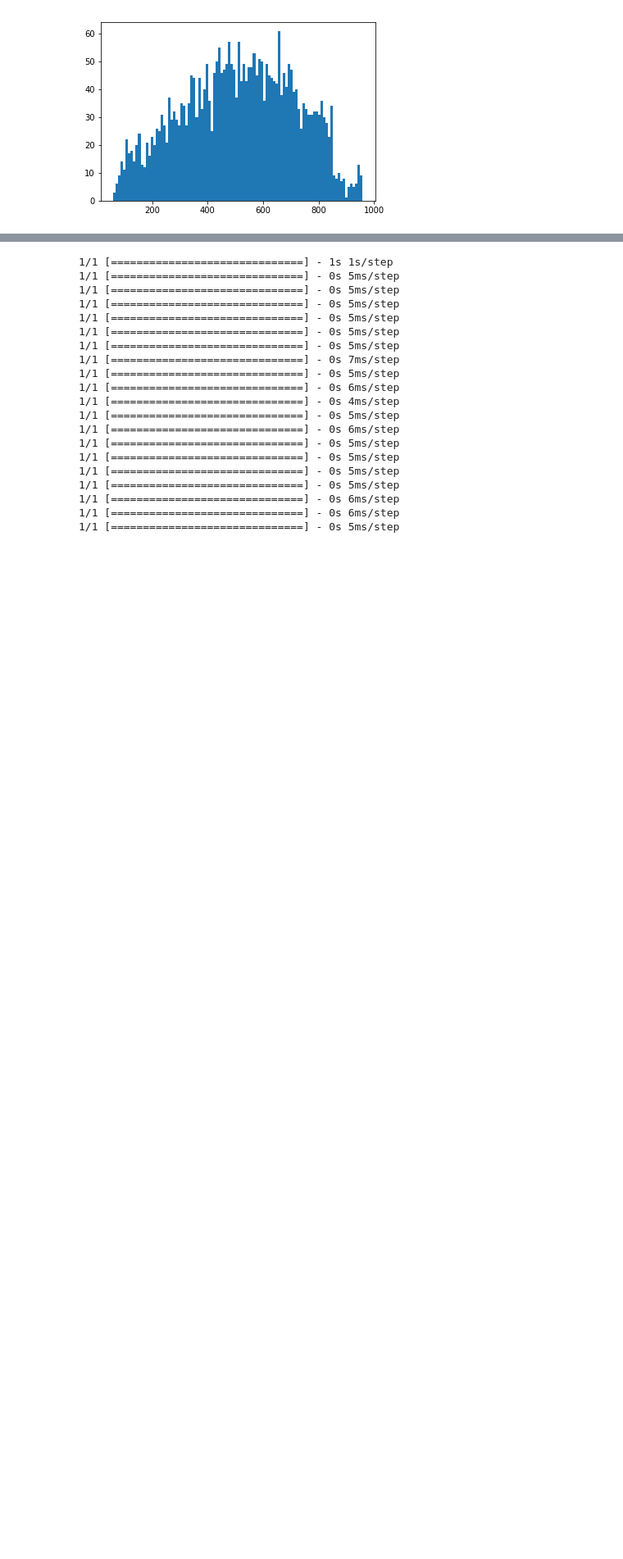
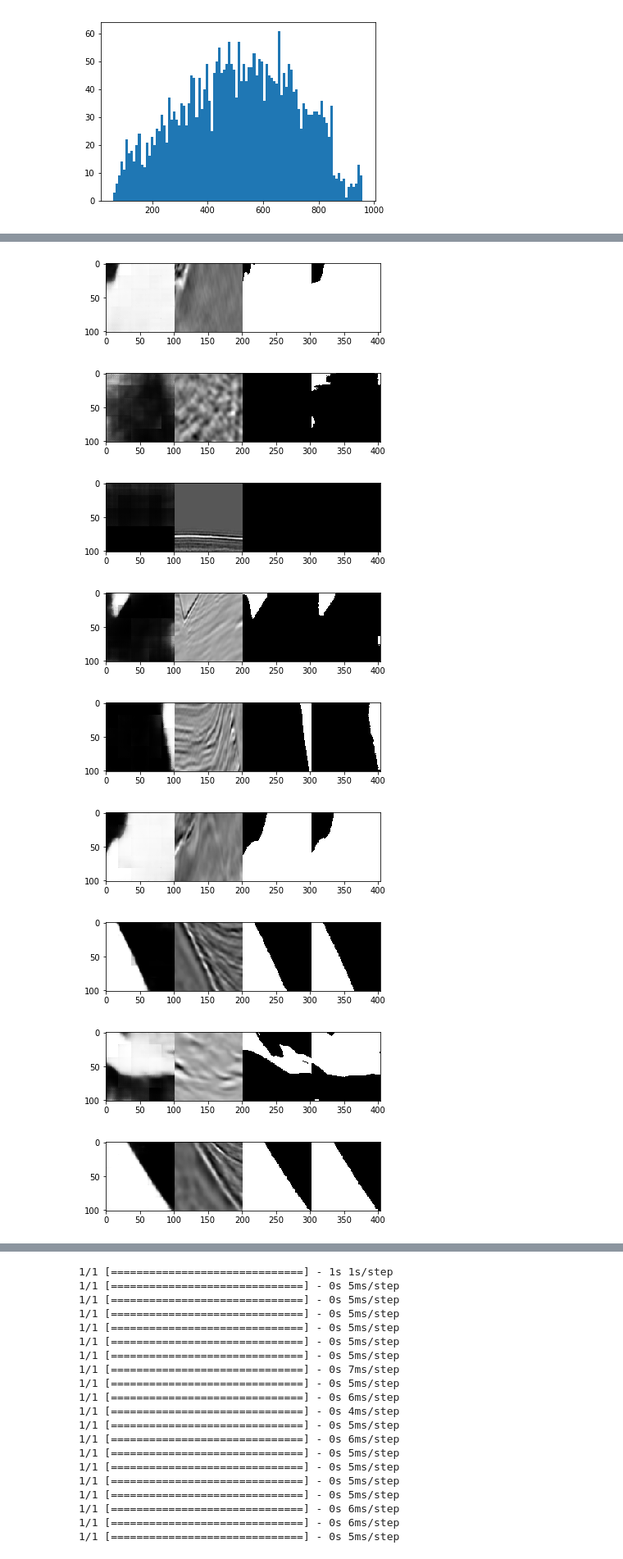
Before and after one commit to rahulpp891994/kaggle_salt_indentification, a Jupyter notebook: initial analysis.ipynb, the cells around one changed output, grey strips where cells are left out. Shown at 82% size. Saved outputs shown, nothing was run; the diff lists cells and outputs as text; code cells hidden in the pictures; blank space fills up the shorter version.

```diff
--- a/initial analysis.ipynb
+++ b/initial analysis.ipynb
@@ -165,7 +207,7 @@ plt.show()
 # batch_size = 128
 epochs = 50
 inChannel = 1
-row_len, col_len = 128, 128
+row_len, col_len = 64, 64
 input_img = Input(shape = (3200,row_len, col_len, inChannel))
 max_depths=max(list_depths)
 
@@ -173,9 +215,10 @@ max_depths=max(list_depths)
 
 #define variable input depth metrices
 def get_depths_arr(list_depths,row_len,max_depths):
-    out=[[[x]*row_len]*row_len for x in list_depths]
+    out=[[[x]*row_len]*row_len for x in list_depths]*5
     out=np.array(out).astype('float32')/float(max_depths)
-    out = np.reshape(out, (len(list_depths), row_len, row_len, 1))
+    out = np.reshape(out, (len(list_depths)*5, row_len, row_len, 1))
+    print(out.shape,"123")
     return out
 
 # get_depths_arr(df_X_train['depths'].values.tolist(),23,max_depths)
@@ -304,4 +348,4 @@ autoencoder.compile(optimizer="adam", loss='binary_crossentropy', metrics=[mean_
 # %%
 earlystopper = EarlyStopping(patience=15, verbose=1)
 reduce_lr = ReduceLROnPlateau(factor=0.1, patience=10, min_lr=0.001, verbose=1)
-checkpointer = ModelCheckpoint('model-tgs-salt-2-1.h5', verbose=1, save_best_only=True)
+checkpointer = ModelCheckpoint('model-tgs-salt_64-2-1.h5', verbose=1, save_best_only=True)
@@ -308,19 +354,19 @@ checkpointer = ModelCheckpoint('model-tgs-salt-2-1.h5', verbose=1, save_best_onl
 # %%
 autoencoder_train = autoencoder.fit([X_train,
+                                     get_depths_arr(df_X_train['depths'].values.tolist(),8,max_depths),
                                      get_depths_arr(df_X_train['depths'].values.tolist(),16,max_depths),
                                      get_depths_arr(df_X_train['depths'].values.tolist(),32,max_depths),
-                                     get_depths_arr(df_X_train['depths'].values.tolist(),64,max_depths),
-                                     get_depths_arr(df_X_train['depths'].values.tolist(),128,max_depths)],
+                                     get_depths_arr(df_X_train['depths'].values.tolist(),64,max_depths)],
                                     [y_train],
                                     batch_size=116,
                                     epochs=100,
                                     verbose=1,
                                     validation_data=(
                                         [X_test,
+                                         get_depths_arr(df_X_test['depths'].values.tolist(),8,max_depths),
                                          get_depths_arr(df_X_test['depths'].values.tolist(),16,max_depths),
                                          get_depths_arr(df_X_test['depths'].values.tolist(),32,max_depths),
-                                         get_depths_arr(df_X_test['depths'].values.tolist(),64,max_depths),
-                                         get_depths_arr(df_X_test['depths'].values.tolist(),128,max_depths)],
+                                         get_depths_arr(df_X_test['depths'].values.tolist(),64,max_depths)],
                                         [y_test]),
 
                                     callbacks=[earlystopper, checkpointer,reduce_lr])
@@ -344,0 +419,18 @@ Epoch 00044: early stopping
+# %%
+pred_imgs_64=autoencoder.predict([X_test,
+                              get_depths_arr(df_X_test['depths'].values.tolist(),8,max_depths),
+                              get_depths_arr(df_X_test['depths'].values.tolist(),16,max_depths),
+                              get_depths_arr(df_X_test['depths'].values.tolist(),32,max_depths),
+                              get_depths_arr(df_X_test['depths'].values.tolist(),64,max_depths)],verbose=1)
+
+preds_img_101=np.zeros((int(X_test.shape[0]/5),101,101),dtype=float)
+preds_img_101[:,:cs[0],:cs[0]]=preds_img_101[:,:cs[0],:cs[0]]+pred_imgs_64[0:preds_img_101.shape[0],:,:,0]
+preds_img_101[:,-cs[0]:,:cs[0]]=preds_img_101[:,-cs[0]:,:cs[0]]+pred_imgs_64[preds_img_101.shape[0]:preds_img_101.shape[0]*2,:,:,0]
+preds_img_101[:,:cs[0],-cs[0]:]=preds_img_101[:,:cs[0],-cs[0]:]+pred_imgs_64[preds_img_101.shape[0]*2:preds_img_101.shape[0]*3,:,:,0]
+preds_img_101[:,-cs[0]:,-cs[0]:]=preds_img_101[:,-cs[0]:,-cs[0]:]+pred_imgs_64[preds_img_101.shape[0]*3:preds_img_101.shape[0]*4,:,:,0]
+
+preds_img_101[:,ch_mid_idx[0]:ch_mid_idx[1],ch_mid_idx[0]:ch_mid_idx[1]]=preds_img_101[:,ch_mid_idx[0]:ch_mid_idx[1],ch_mid_idx[0]:ch_mid_idx[1]]+pred_imgs_64[preds_img_101.shape[0]*4:preds_img_101.shape[0]*5,:,:,0]
+
+
+preds_img_101_c=preds_img_101/get_101_dividing_np_array()*255.0
+# preds_img_101=(preds_img_101>127.5).astype(np.uint8)
@@ -344,0 +443,17 @@ Epoch 00044: early stopping
+# %%
+preds_img_101_c#255
+
+for i in range(20):#preds_img_101_c.shape[0]
+    img=preds_img_101_c[i]
+    plt.figure()
+    plt.imshow(np.concatenate((img,X_test_101_org[i],y_test_101_org[i],(img>127.5)*255), axis=1),cmap='gray')
+# %% [output]
+[figure, added]
+[figure, added]
+[figure, added]
+[figure, added]
+[figure, added]
+[figure, added]
+[figure, added]
+[figure, added]
+[figure, added]
```
Also changed, not shown: parts of 17 cells of this notebook.
